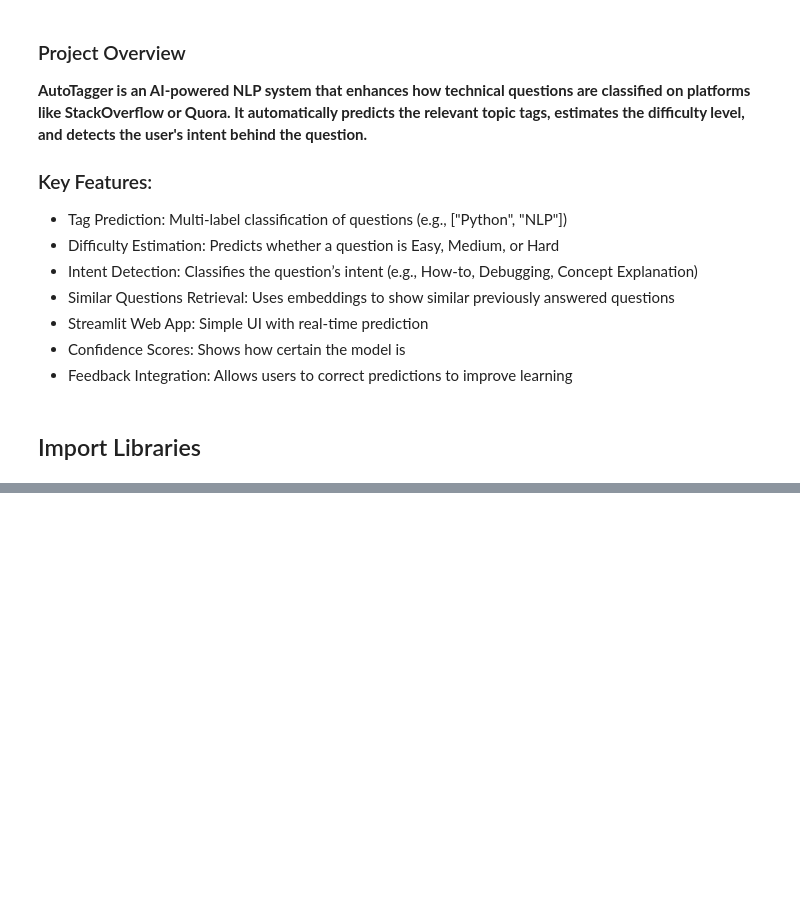
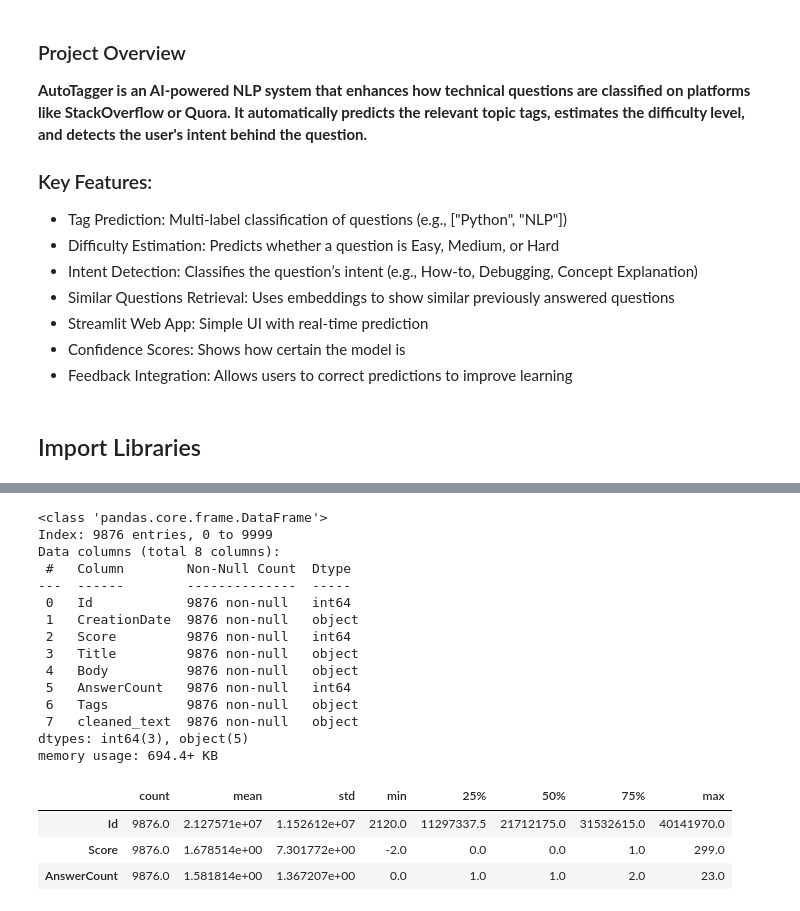
Before and after one commit to danisharain12/AutoTagger-Intelligent-Question-Tagging-with-Difficulty-Intent-Detection, a Jupyter notebook: AutoTagger Intelligent Question Tagging with Difficulty & Intent Detection/AutoTagger Intelligent Question Tagging.ipynb, the cells around one changed output, grey strips where cells are left out. Drawn from its saved outputs; the diff is of its cells as text; code cells hidden in the pictures; blank space fills up the shorter version.

```diff
--- a/AutoTagger Intelligent Question Tagging with Difficulty & Intent Detection/AutoTagger Intelligent Question Tagging.ipynb
+++ b/AutoTagger Intelligent Question Tagging with Difficulty & Intent Detection/AutoTagger Intelligent Question Tagging.ipynb
@@ -47,0 +71,23 @@ df.sample()
+# %%
+df.info()
+df.describe().T
+# %% [output]
+<class 'pandas.core.frame.DataFrame'>
+Index: 9876 entries, 0 to 9999
+Data columns (total 8 columns):
+ #   Column        Non-Null Count  Dtype
+---  ------        --------------  -----
+ 0   Id            9876 non-null   int64
+ 1   CreationDate  9876 non-null   object
+ 2   Score         9876 non-null   int64
+ 3   Title         9876 non-null   object
+ 4   Body          9876 non-null   object
+ 5   AnswerCount   9876 non-null   int64
+ 6   Tags          9876 non-null   object
+ 7   cleaned_text  9876 non-null   object
+dtypes: int64(3), object(5)
+memory usage: 694.4+ KB
+|  | count | mean | std | min | 25% | 50% | 75% | max |
+| Id | 9876.0 | 2.127571e+07 | 1.152612e+07 | 2120.0 | 11297337.5 | 21712175.0 | 31532615.0 | 40141970.0 |
+| Score | 9876.0 | 1.678514e+00 | 7.301772e+00 | -2.0 | 0.0 | 0.0 | 1.0 | 299.0 |
+| AnswerCount | 9876.0 | 1.581814e+00 | 1.367207e+00 | 0.0 | 1.0 | 1.0 | 2.0 | 23.0 |
```
Also changed, not shown: parts of 20 cells of this notebook.
